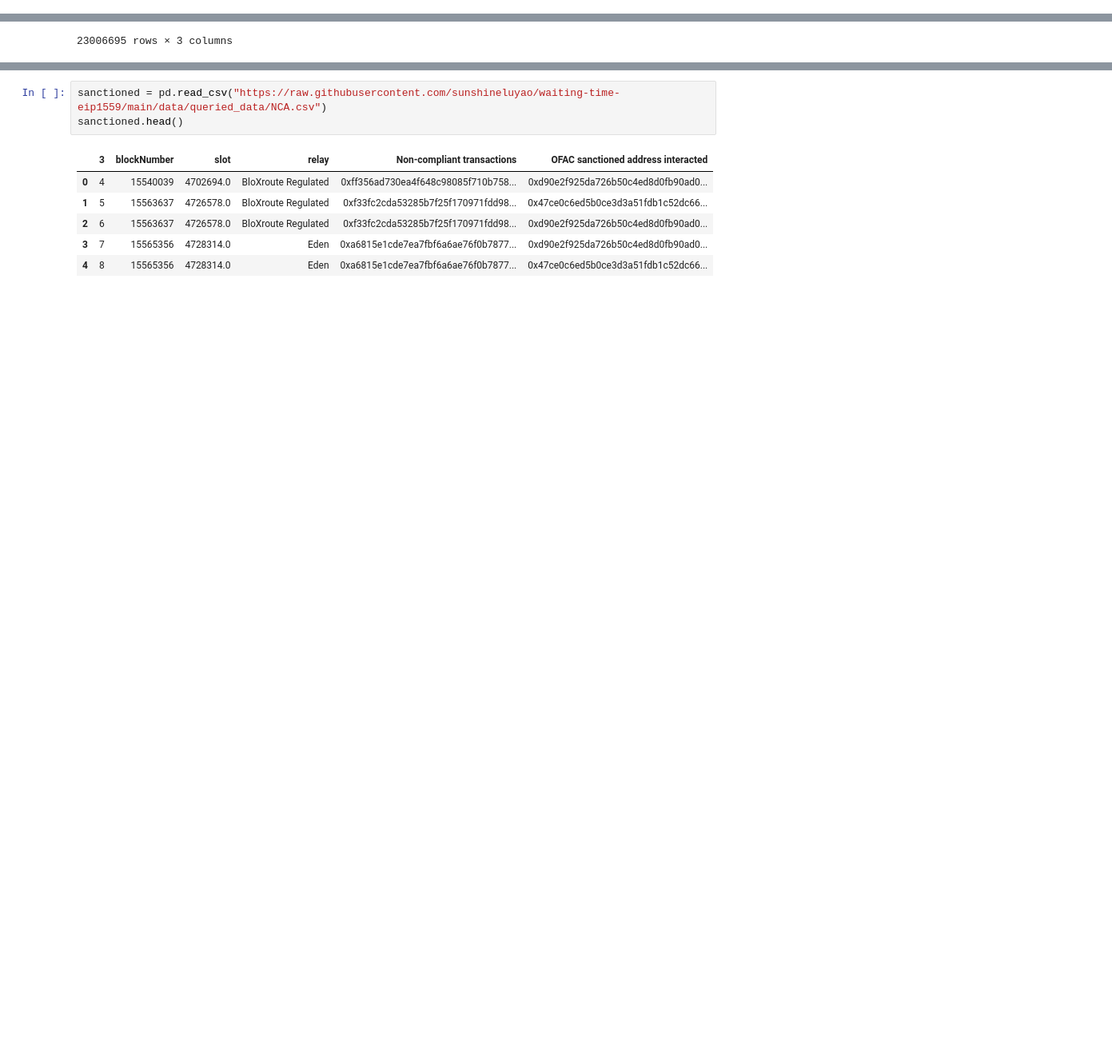
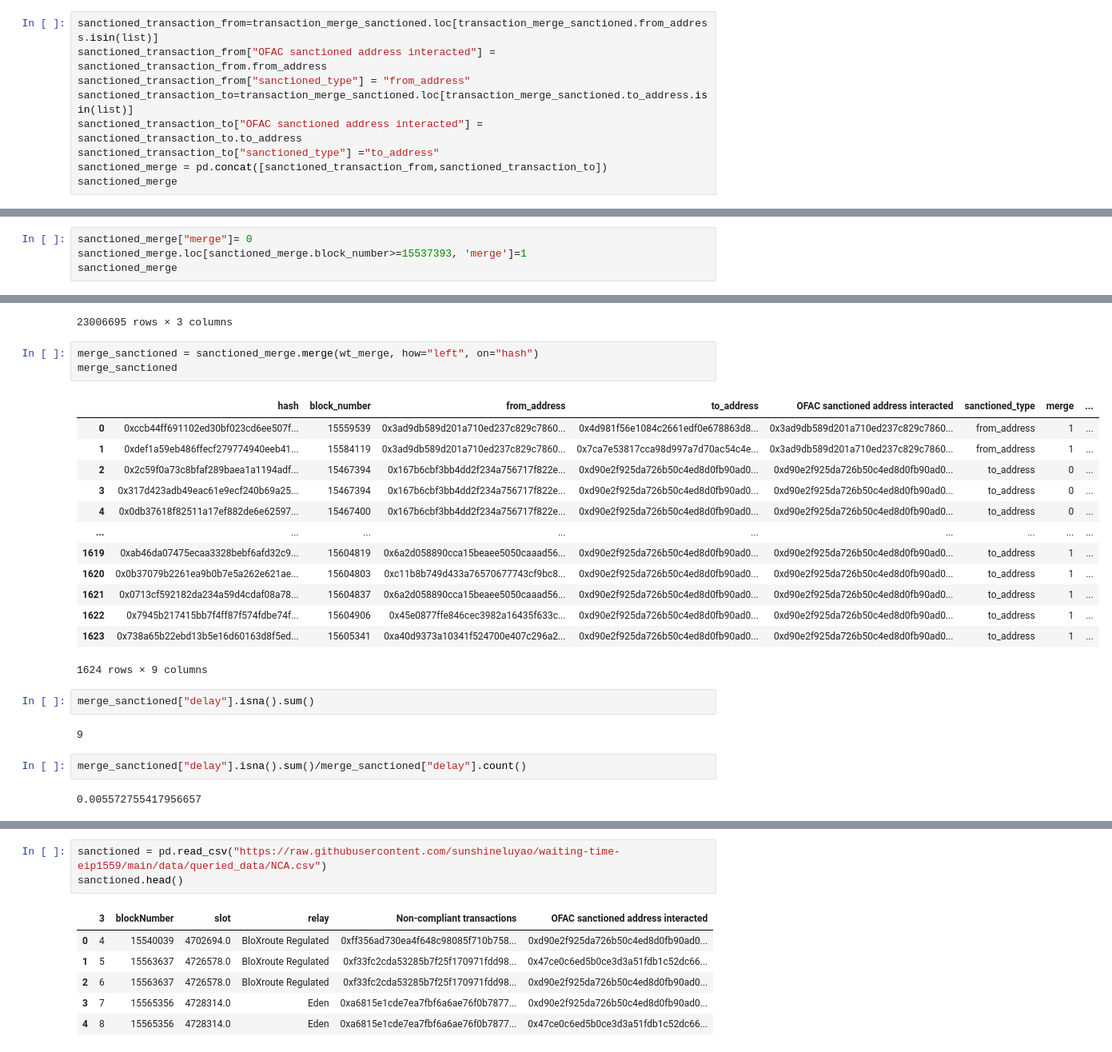
Before and after one commit to sunshineluyao/waiting-time-eip1559, a Jupyter notebook: code/Data_Process/Process_Data_Sanctioned.ipynb, the cells around one changed output, grey strips where cells are left out. Shown at 80% size. Saved outputs shown, nothing was run; the diff lists cells and outputs as text; blank space fills up the shorter version.

```diff
--- a/code/Data_Process/Process_Data_Sanctioned.ipynb
+++ b/code/Data_Process/Process_Data_Sanctioned.ipynb
@@ -36,0 +195,9 @@ import numpy as np
+# %%
+sanctioned_transaction_from=transaction_merge_sanctioned.loc[transaction_merge_sanctioned.from_address.isin(list)]
+sanctioned_transaction_from["OFAC sanctioned address interacted"] = sanctioned_transaction_from.from_address
+sanctioned_transaction_from["sanctioned_type"] = "from_address"
+sanctioned_transaction_to=transaction_merge_sanctioned.loc[transaction_merge_sanctioned.to_address.isin(list)]
+sanctioned_transaction_to["OFAC sanctioned address interacted"] = sanctioned_transaction_to.to_address
+sanctioned_transaction_to["sanctioned_type"] ="to_address"
+sanctioned_merge = pd.concat([sanctioned_transaction_from,sanctioned_transaction_to])
+sanctioned_merge
@@ -36,0 +248,4 @@ import numpy as np
+# %%
+sanctioned_merge["merge"]= 0
+sanctioned_merge.loc[sanctioned_merge.block_number>=15537393, 'merge']=1
+sanctioned_merge
@@ -69,3 +300,28 @@ wt_merge
 | 23006693 | 28.636169 | 15537264 | 0xc82ed2ab21740d8e76f4e0ee5575954... |
 | 23006694 | 24.256045 | 15537264 | 0xc8bb2970dccb30dd996468840e323f5... |
 23006695 rows × 3 columns
+# %%
+merge_sanctioned = sanctioned_merge.merge(wt_merge, how="left", on="hash")
+merge_sanctioned
+# %% [output]
+|  | hash | block_number | from_address | to_address | OFAC sanctioned address interacted | sanctioned_type | merge | ... |
+| 0 | 0xccb44ff691102ed30bf023cd6ee507f... | 15559539 | 0x3ad9db589d201a710ed237c829c7860... | 0x4d981f56e1084c2661edf0e678863d8... | 0x3ad9db589d201a710ed237c829c7860... | from_address | 1 | ... |
+| 1 | 0xdef1a59eb486ffecf279774940eeb41... | 15584119 | 0x3ad9db589d201a710ed237c829c7860... | 0x7ca7e53817cca98d997a7d70ac54c4e... | 0x3ad9db589d201a710ed237c829c7860... | from_address | 1 | ... |
+| 2 | 0x2c59f0a73c8bfaf289baea1a1194adf... | 15467394 | 0x167b6cbf3bb4dd2f234a756717f822e... | 0xd90e2f925da726b50c4ed8d0fb90ad0... | 0xd90e2f925da726b50c4ed8d0fb90ad0... | to_address | 0 | ... |
+| 3 | 0x317d423adb49eac61e9ecf240b69a25... | 15467394 | 0x167b6cbf3bb4dd2f234a756717f822e... | 0xd90e2f925da726b50c4ed8d0fb90ad0... | 0xd90e2f925da726b50c4ed8d0fb90ad0... | to_address | 0 | ... |
+| 4 | 0x0db37618f82511a17ef882de6e62597... | 15467400 | 0x167b6cbf3bb4dd2f234a756717f822e... | 0xd90e2f925da726b50c4ed8d0fb90ad0... | 0xd90e2f925da726b50c4ed8d0fb90ad0... | to_address | 0 | ... |
+| ... | ... | ... | ... | ... | ... | ... | ... | ... |
+| 1619 | 0xab46da07475ecaa3328bebf6afd32c9... | 15604819 | 0x6a2d058890cca15beaee5050caaad56... | 0xd90e2f925da726b50c4ed8d0fb90ad0... | 0xd90e2f925da726b50c4ed8d0fb90ad0... | to_address | 1 | ... |
+| 1620 | 0x0b37079b2261ea9b0b7e5a262e621ae... | 15604803 | 0xc11b8b749d433a76570677743cf9bc8... | 0xd90e2f925da726b50c4ed8d0fb90ad0... | 0xd90e2f925da726b50c4ed8d0fb90ad0... | to_address | 1 | ... |
+| 1621 | 0x0713cf592182da234a59d4cdaf08a78... | 15604837 | 0x6a2d058890cca15beaee5050caaad56... | 0xd90e2f925da726b50c4ed8d0fb90ad0... | 0xd90e2f925da726b50c4ed8d0fb90ad0... | to_address | 1 | ... |
+| 1622 | 0x7945b217415bb7f4ff87f574fdbe74f... | 15604906 | 0x45e0877ffe846cec3982a16435f633c... | 0xd90e2f925da726b50c4ed8d0fb90ad0... | 0xd90e2f925da726b50c4ed8d0fb90ad0... | to_address | 1 | ... |
+| 1623 | 0x738a65b22ebd13b5e16d60163d8f5ed... | 15605341 | 0xa40d9373a10341f524700e407c296a2... | 0xd90e2f925da726b50c4ed8d0fb90ad0... | 0xd90e2f925da726b50c4ed8d0fb90ad0... | to_address | 1 | ... |
+1624 rows × 9 columns
+# %%
+merge_sanctioned["delay"].isna().sum()
+# %% [output]
+9
+# %%
+merge_sanctioned["delay"].isna().sum()/merge_sanctioned["delay"].count()
+# %% [output]
+0.005572755417956657
```
Also changed, not shown: parts of 30 cells of this notebook.
